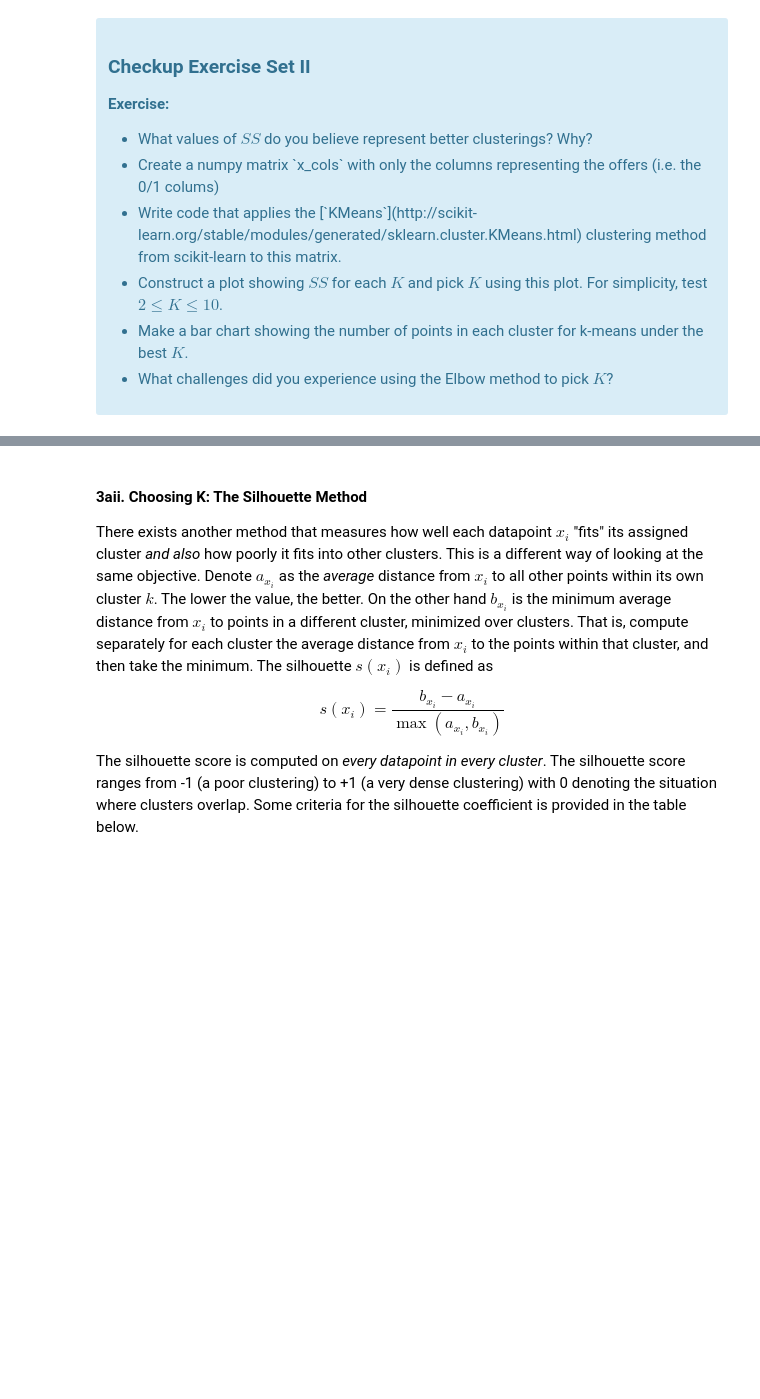
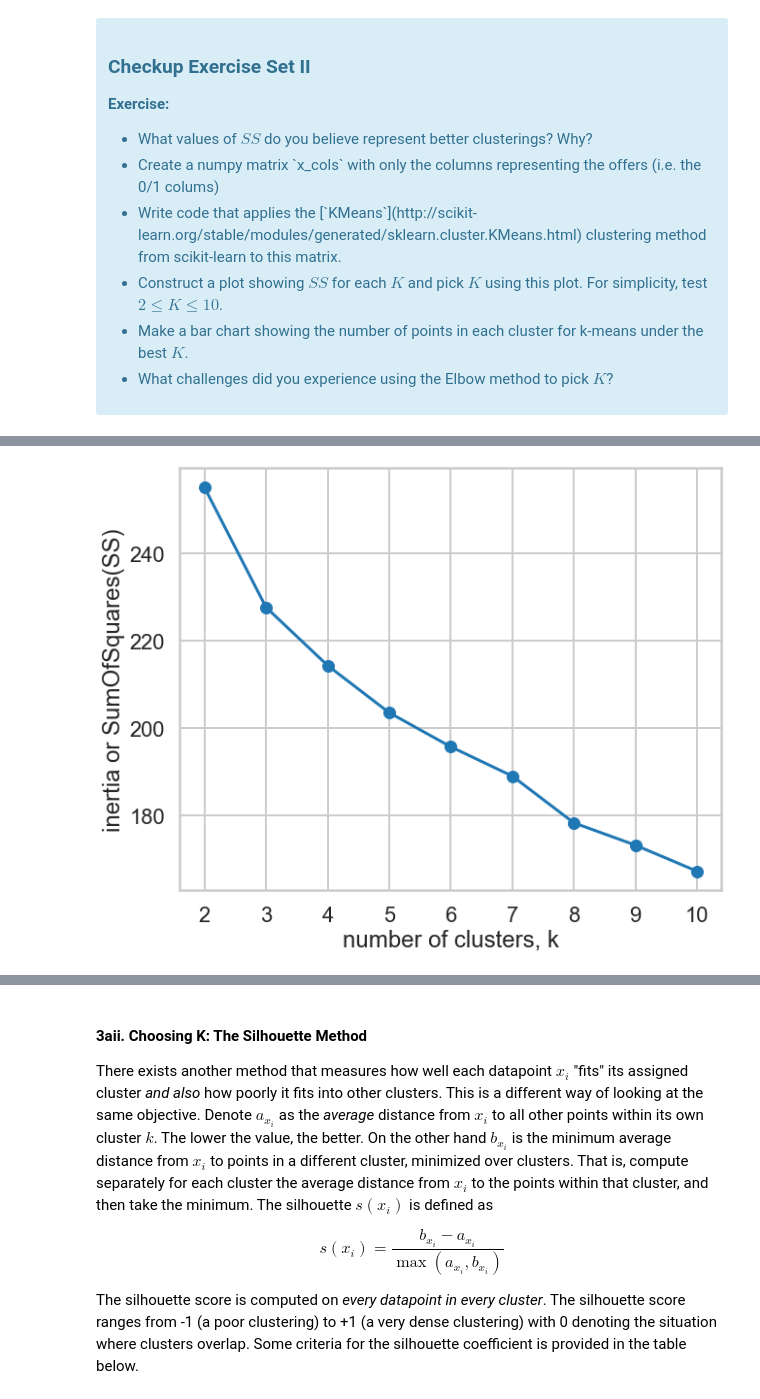
Before and after one commit to abhiram540/Clustering-Case-Study--Customer-Segmentation-with-K-Means, a Jupyter notebook: Clustering Case Study - Customer Segmentation with K-Means - Tier 3.ipynb, the cells around one changed output, grey strips where cells are left out. Saved outputs shown, nothing was run; the diff lists cells and outputs as text; code cells hidden in the pictures; blank space fills up the shorter version.

```diff
--- a/Clustering Case Study - Customer Segmentation with K-Means - Tier 3.ipynb
+++ b/Clustering Case Study - Customer Segmentation with K-Means - Tier 3.ipynb
@@ -141,0 +140,5 @@ where $x_i$ is a point, $C_k$ represents cluster $k$ and $\mu_k$ is the centroid
+# %%
+# your turn
+import numpy as np
+x_cols = np.matrix(df_piv.values)
+x_cols
@@ -141,0 +153,26 @@ where $x_i$ is a point, $C_k$ represents cluster $k$ and $\mu_k$ is the centroid
+# %%
+from sklearn.cluster import KMeans
+
+inertias = []
+ks = range(2,11)
+
+for k in ks:
+    # Create a KMeans instance with k clusters: model
+    model = KMeans(n_clusters=k)
+
+    # Fit model to x_cols matrix
+    model.fit(x_cols)
+
+    # Append the inertia to the list of inertias
+    inertias.append(model.inertia_)
+
+plt.figure(figsize = (10,8))
+
+# Plot ks vs inertias
+plt.plot(ks, inertias, '-o')
+plt.xlabel('number of clusters, k')
+plt.ylabel('inertia or SumOfSquares(SS)')
+plt.xticks(ks)
+plt.show()
+# %% [output]
+[figure, added]
```
Also changed, not shown: parts of 4 cells of this notebook.
